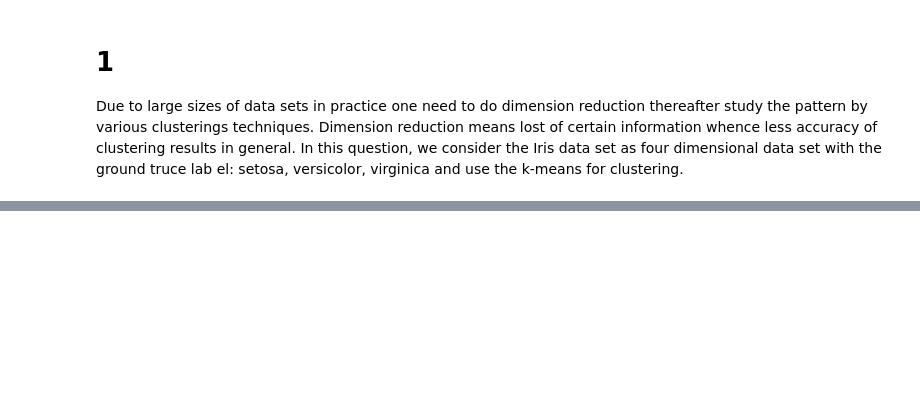
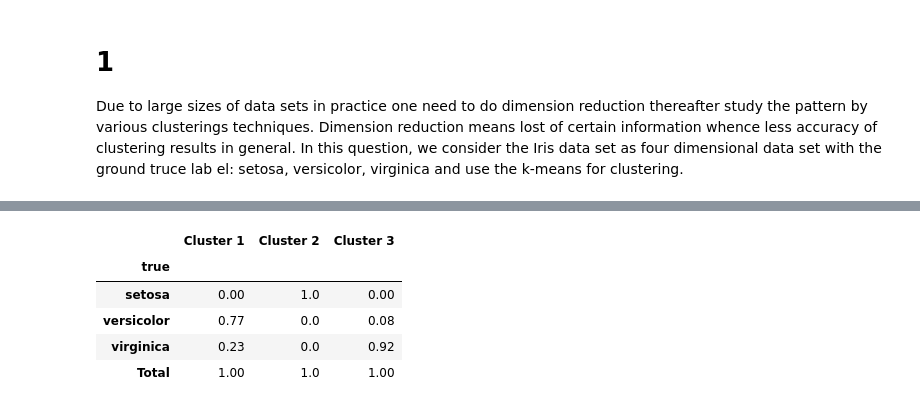
Before and after one commit to notPlancha/eda-exam, a Jupyter notebook: src/main.ipynb, the cells around one changed output, grey strips where cells are left out. Drawn from its saved outputs; the diff is of its cells as text; code cells hidden in the pictures; blank space fills up the shorter version.

```diff
--- a/src/main.ipynb
+++ b/src/main.ipynb
@@ -27,0 +68,14 @@ df
+# %%
+# percentages
+conf_a_perc = confusion_a.copy()
+conf_a_perc["Cluster 1"] = np.round(conf_a_perc["Cluster 1"] / conf_a_perc.loc["Total", "Cluster 1"], 2)
+conf_a_perc["Cluster 2"] = np.round(conf_a_perc["Cluster 2"] / conf_a_perc.loc["Total", "Cluster 2"], 2)
+conf_a_perc["Cluster 3"] = np.round(conf_a_perc["Cluster 3"] / conf_a_perc.loc["Total", "Cluster 3"], 2)
+conf_a_perc
+# %% [output]
+|  | Cluster 1 | Cluster 2 | Cluster 3 |
+| true |  |  |  |
+| setosa | 0.00 | 1.0 | 0.00 |
+| versicolor | 0.77 | 0.0 | 0.08 |
+| virginica | 0.23 | 0.0 | 0.92 |
+| Total | 1.00 | 1.0 | 1.00 |
```
Also changed, not shown: parts of 9 cells of this notebook, 3 other files.
